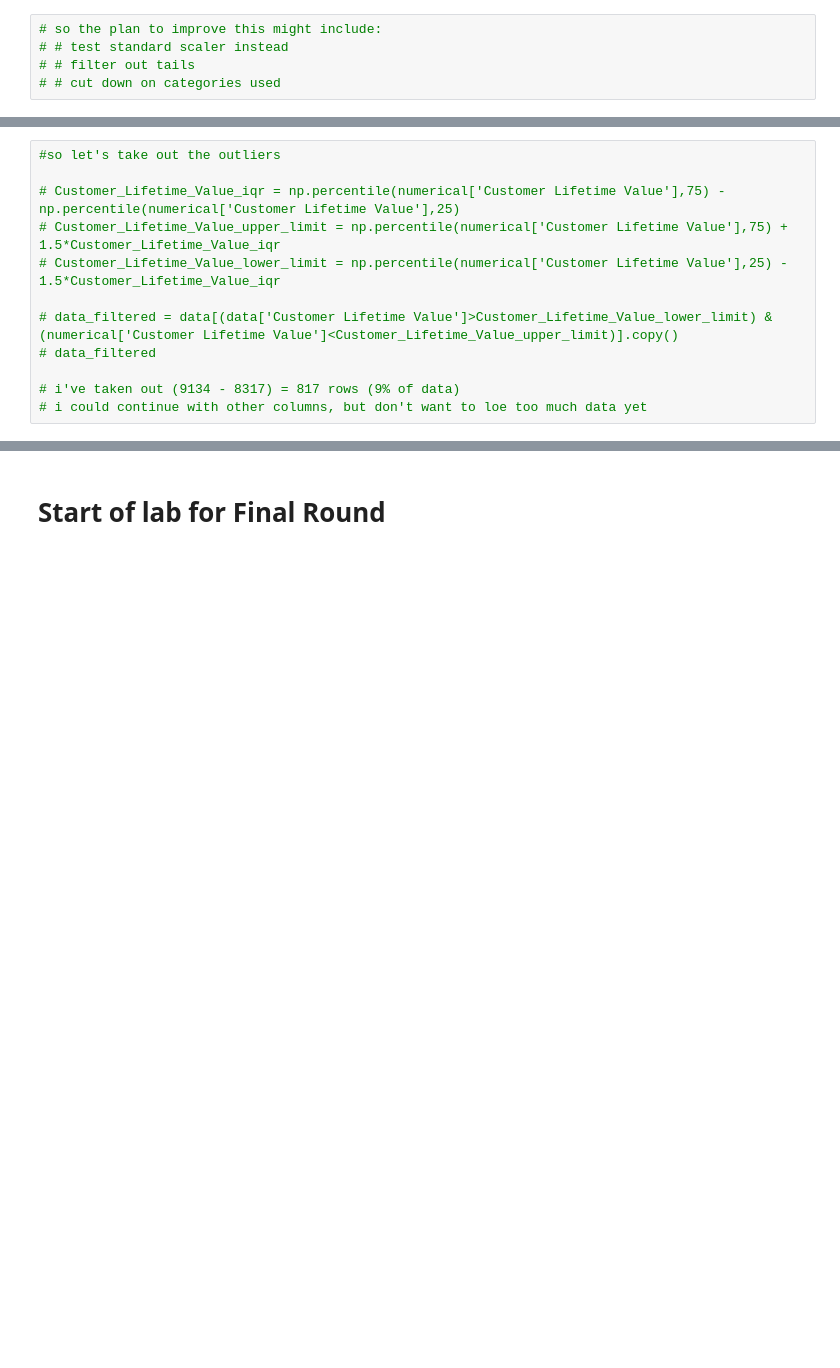
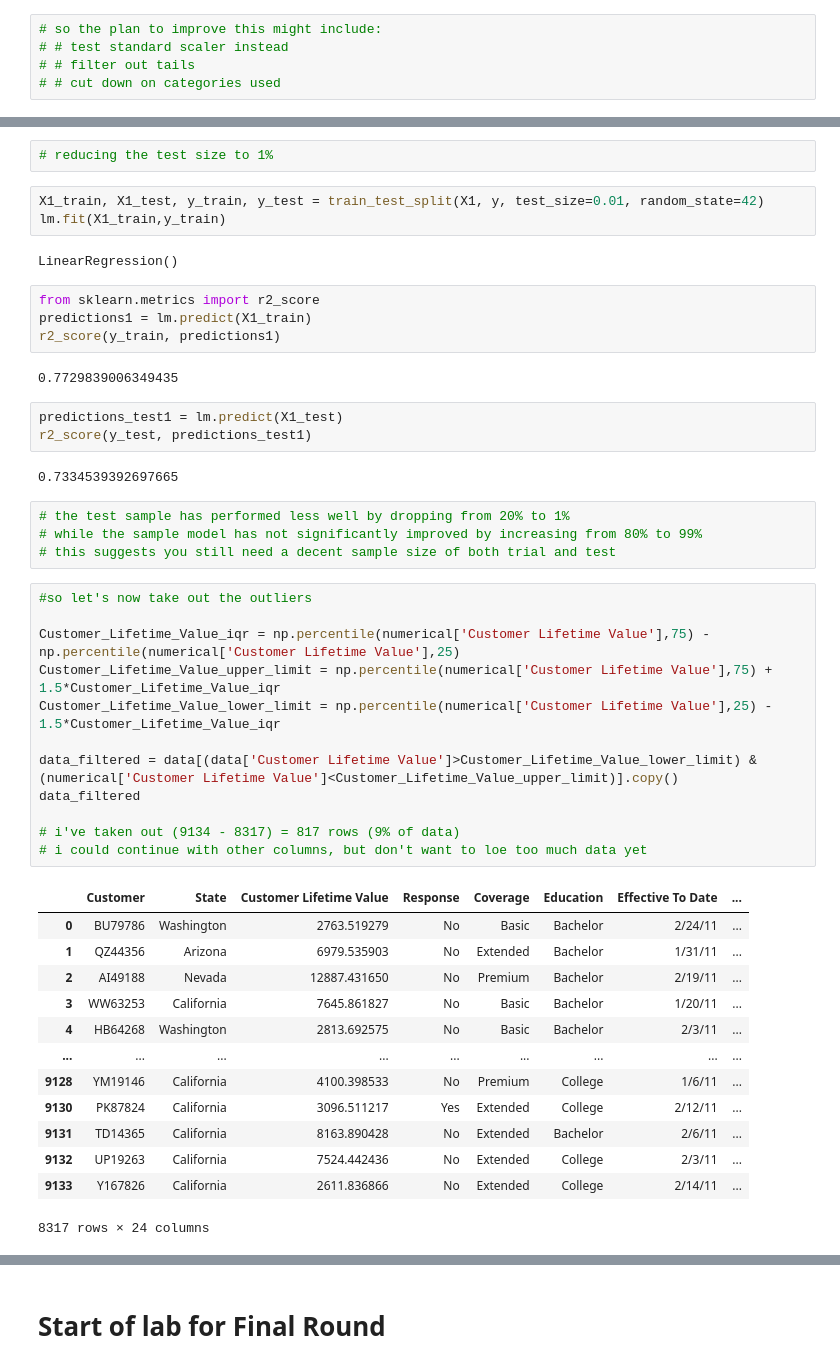
Before and after one commit to AGordon777/lab-customer-analysis-round-4, a Jupyter notebook: lab-customer-analysis-round-4.ipynb, the cells around one changed output, grey strips where cells are left out. Cells and saved outputs as stored; diff of their text form; blank space fills up the shorter version.

```diff
--- a/lab-customer-analysis-round-4.ipynb
+++ b/lab-customer-analysis-round-4.ipynb
@@ -481,12 +503,48 @@ mae # mae is around 22% of the mean
+# %%
+# reducing the test size to 1%
+# %%
+X1_train, X1_test, y_train, y_test = train_test_split(X1, y, test_size=0.01, random_state=42)
+lm.fit(X1_train,y_train)
+# %% [output]
+LinearRegression()
+# %%
+from sklearn.metrics import r2_score
+predictions1 = lm.predict(X1_train)
+r2_score(y_train, predictions1)
+# %% [output]
+0.7729839006349435
+# %%
+predictions_test1 = lm.predict(X1_test)
+r2_score(y_test, predictions_test1)
+# %% [output]
+0.7334539392697665
+# %%
+# the test sample has performed less well by dropping from 20% to 1%
+# while the sample model has not significantly improved by increasing from 80% to 99%
+# this suggests you still need a decent sample size of both trial and test
 # %%
-#so let's take out the outliers
+#so let's now take out the outliers
 
-# Customer_Lifetime_Value_iqr = np.percentile(numerical['Customer Lifetime Value'],75) - np.percentile(numerical['Customer Lifetime Value'],25)
-# Customer_Lifetime_Value_upper_limit = np.percentile(numerical['Customer Lifetime Value'],75) + 1.5*Customer_Lifetime_Value_iqr
-# Customer_Lifetime_Value_lower_limit = np.percentile(numerical['Customer Lifetime Value'],25) - 1.5*Customer_Lifetime_Value_iqr
+Customer_Lifetime_Value_iqr = np.percentile(numerical['Customer Lifetime Value'],75) - np.percentile(numerical['Customer Lifetime Value'],25)
+Customer_Lifetime_Value_upper_limit = np.percentile(numerical['Customer Lifetime Value'],75) + 1.5*Customer_Lifetime_Value_iqr
+Customer_Lifetime_Value_lower_limit = np.percentile(numerical['Customer Lifetime Value'],25) - 1.5*Customer_Lifetime_Value_iqr
 
-# data_filtered = data[(data['Customer Lifetime Value']>Customer_Lifetime_Value_lower_limit) & (numerical['Customer Lifetime Value']<Customer_Lifetime_Value_upper_limit)].copy()
-# data_filtered
+data_filtered = data[(data['Customer Lifetime Value']>Customer_Lifetime_Value_lower_limit) & (numerical['Customer Lifetime Value']<Customer_Lifetime_Value_upper_limit)].copy()
+data_filtered
 
 # i've taken out (9134 - 8317) = 817 rows (9% of data)
 # i could continue with other columns, but don't want to loe too much data yet
+# %% [output]
+|  | Customer | State | Customer Lifetime Value | Response | Coverage | Education | Effective To Date | ... |
+| 0 | BU79786 | Washington | 2763.519279 | No | Basic | Bachelor | 2/24/11 | ... |
+| 1 | QZ44356 | Arizona | 6979.535903 | No | Extended | Bachelor | 1/31/11 | ... |
+| 2 | AI49188 | Nevada | 12887.431650 | No | Premium | Bachelor | 2/19/11 | ... |
+| 3 | WW63253 | California | 7645.861827 | No | Basic | Bachelor | 1/20/11 | ... |
+| 4 | HB64268 | Washington | 2813.692575 | No | Basic | Bachelor | 2/3/11 | ... |
+| ... | ... | ... | ... | ... | ... | ... | ... | ... |
+| 9128 | YM19146 | California | 4100.398533 | No | Premium | College | 1/6/11 | ... |
+| 9130 | PK87824 | California | 3096.511217 | Yes | Extended | College | 2/12/11 | ... |
+| 9131 | TD14365 | California | 8163.890428 | No | Extended | Bachelor | 2/6/11 | ... |
+| 9132 | UP19263 | California | 7524.442436 | No | Extended | College | 2/3/11 | ... |
+| 9133 | Y167826 | California | 2611.836866 | No | Extended | College | 2/14/11 | ... |
+8317 rows × 24 columns
```
Also changed, not shown: parts of 10 cells of this notebook.
